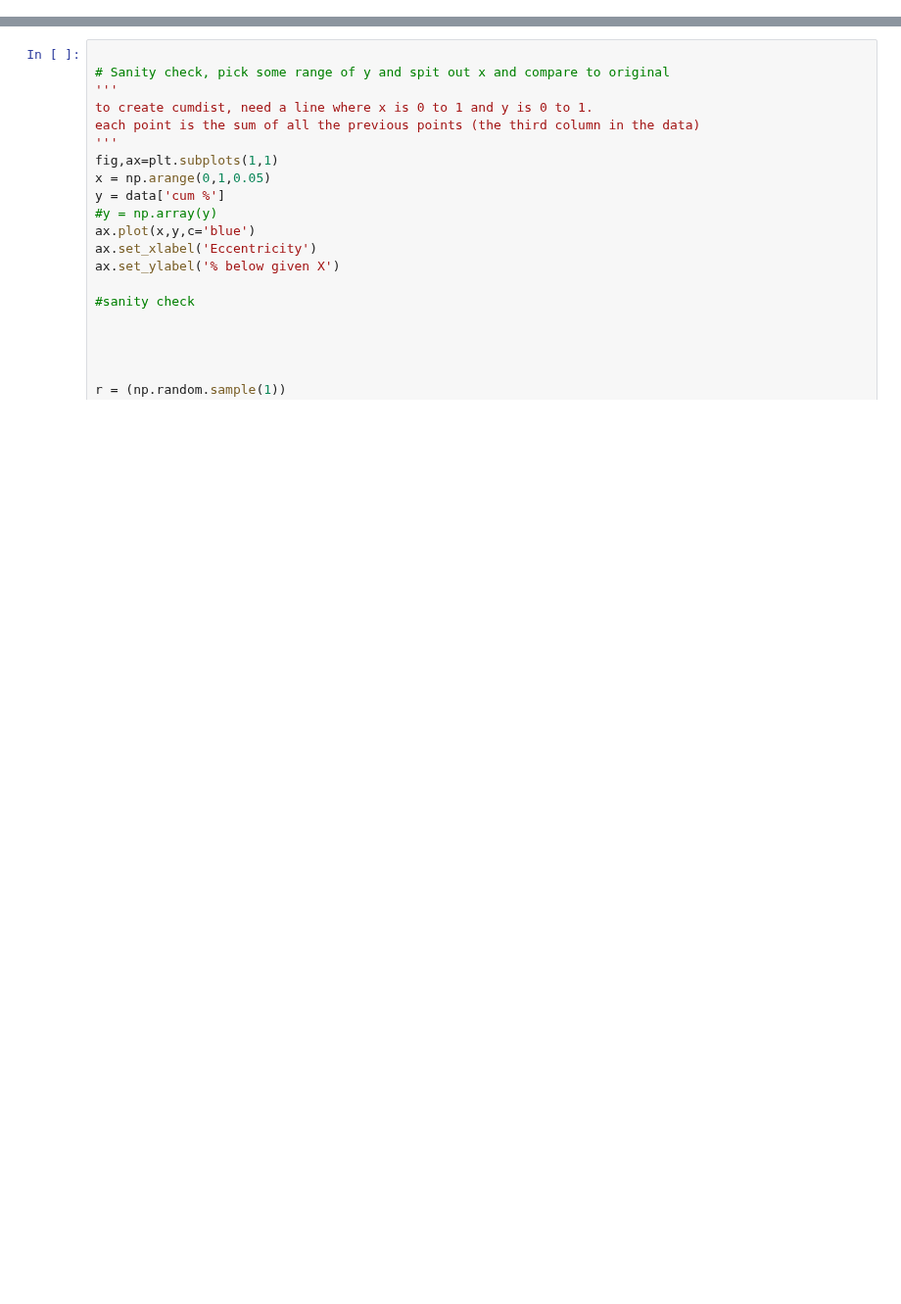
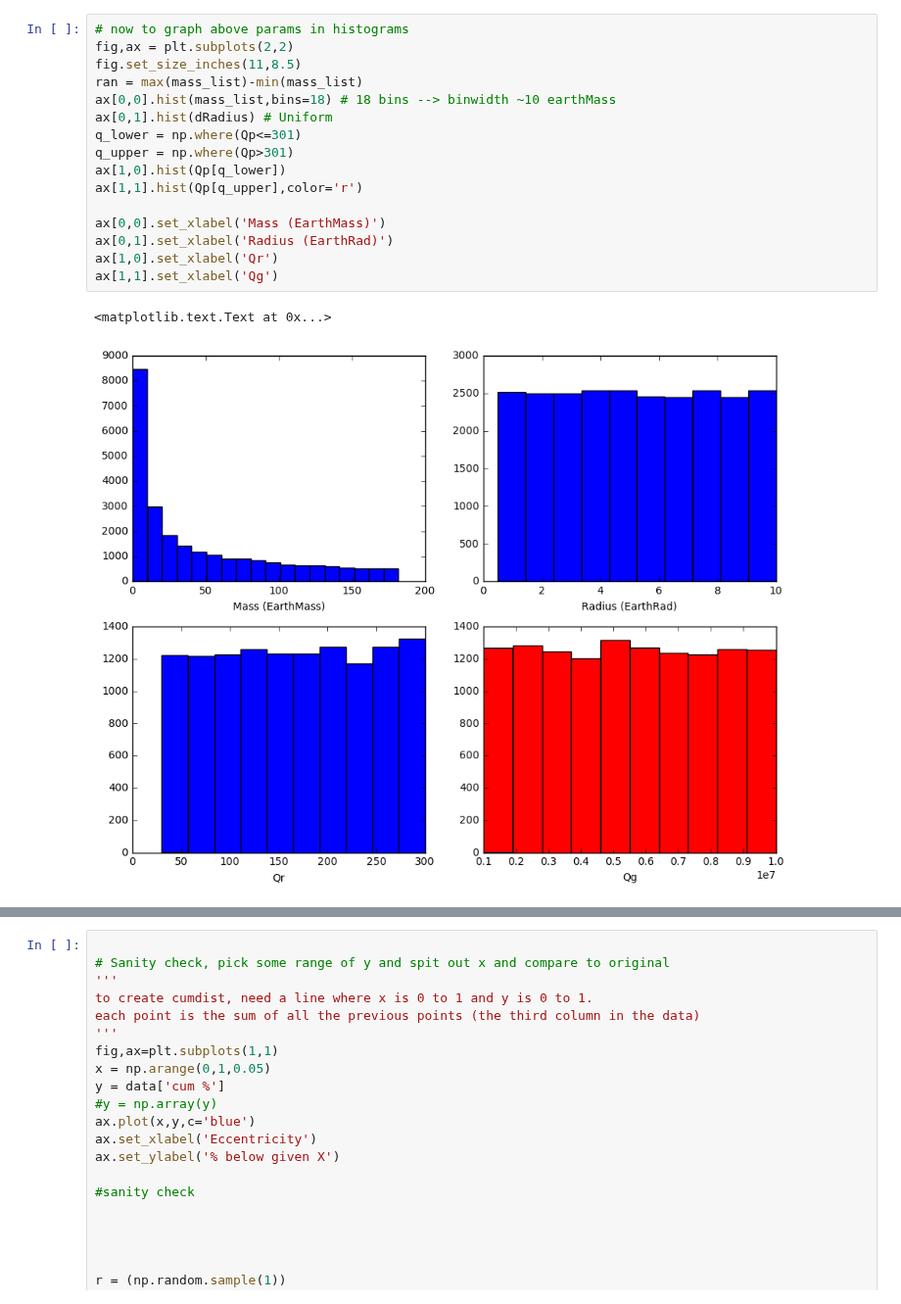
Before and after one commit to dm1681/Merging_Perts, a Jupyter notebook: Research/Merging_Perts/EccHist_CumDistFunc.ipynb, the cells around one changed output, grey strips where cells are left out. Shown at 98% size. Cells and saved outputs as stored; diff of their text form; blank space fills up the shorter version.

```diff
--- a/Research/Merging_Perts/EccHist_CumDistFunc.ipynb
+++ b/Research/Merging_Perts/EccHist_CumDistFunc.ipynb
@@ -104,0 +104,19 @@ print (mass_list,dRadius,Qp,ecc_list,mass_list.shape,dRadius.shape,Qp.shape,ecc_
+# %%
+# now to graph above params in histograms
+fig,ax = plt.subplots(2,2)
+fig.set_size_inches(11,8.5)
+ran = max(mass_list)-min(mass_list)
+ax[0,0].hist(mass_list,bins=18) # 18 bins --> binwidth ~10 earthMass
+ax[0,1].hist(dRadius) # Uniform
+q_lower = np.where(Qp<=301)
+q_upper = np.where(Qp>301)
+ax[1,0].hist(Qp[q_lower])
+ax[1,1].hist(Qp[q_upper],color='r')
+
+ax[0,0].set_xlabel('Mass (EarthMass)')
+ax[0,1].set_xlabel('Radius (EarthRad)')
+ax[1,0].set_xlabel('Qr')
+ax[1,1].set_xlabel('Qg')
+# %% [output]
+<matplotlib.text.Text at 0x...>
+[figure, added]
```
Also changed, not shown: parts of 2 cells of this notebook.
